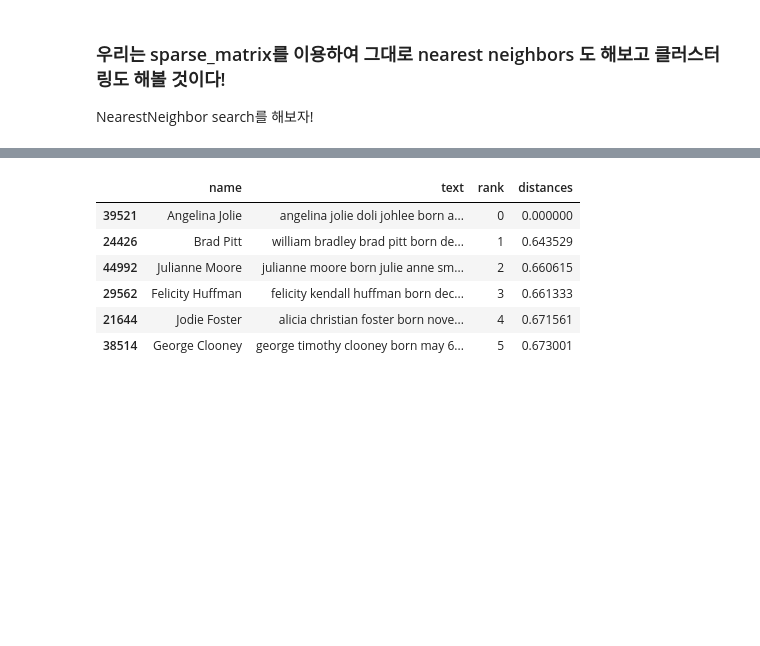
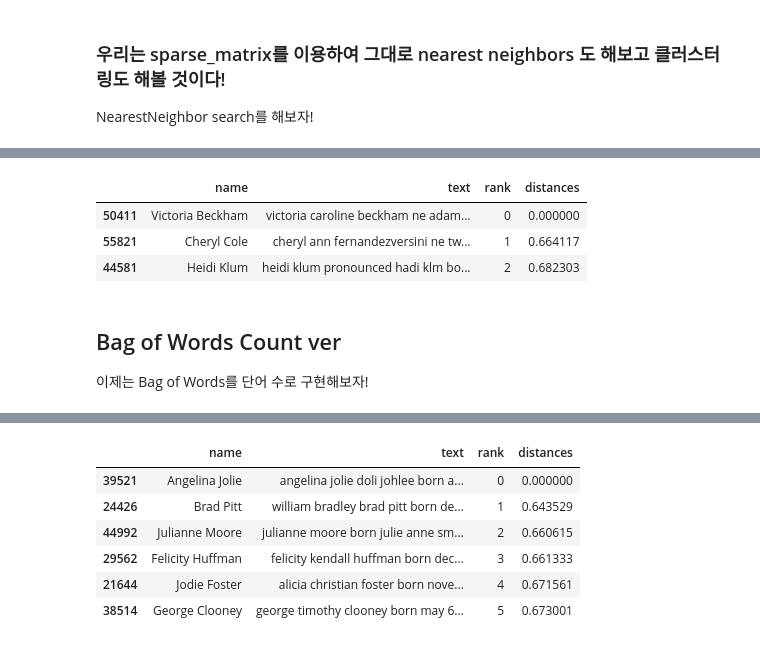
Before and after one commit to RayleighKim/M11_Intro_To_Unsuerpvised_Learning, a Jupyter notebook: 11_1_Intro_to_Unsupervised_Learning_I.ipynb, the cells around one changed output, grey strips where cells are left out. Cells and saved outputs as stored; diff of their text form; code cells hidden in the pictures; blank space fills up the shorter version.

```diff
--- a/11_1_Intro_to_Unsupervised_Learning_I.ipynb
+++ b/11_1_Intro_to_Unsupervised_Learning_I.ipynb
@@ -239,0 +284,11 @@ def nearest_search(name, nbrs = nbrs_simple):
+# %%
+nearest_search(name = 'Victoria Beckham', nbrs = nbrs_simple).head(3)
+# %% [output]
+|  | name | text | rank | distances |
+| 50411 | Victoria Beckham | victoria caroline beckham ne adam... | 0 | 0.000000 |
+| 55821 | Cheryl Cole | cheryl ann fernandezversini ne tw... | 1 | 0.664117 |
+| 44581 | Heidi Klum | heidi klum pronounced hadi klm bo... | 2 | 0.682303 |
+# %% [markdown]
+## Bag of Words Count ver
+
+이제는 Bag of Words를 단어 수로 구현해보자!
```
Also changed, not shown: parts of 17 cells of this notebook.
